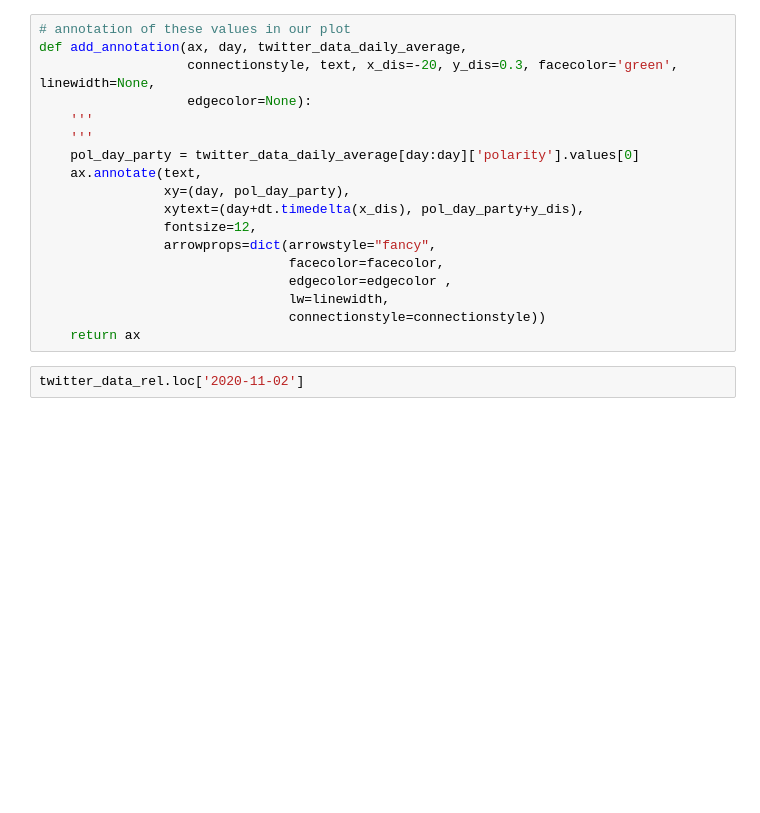
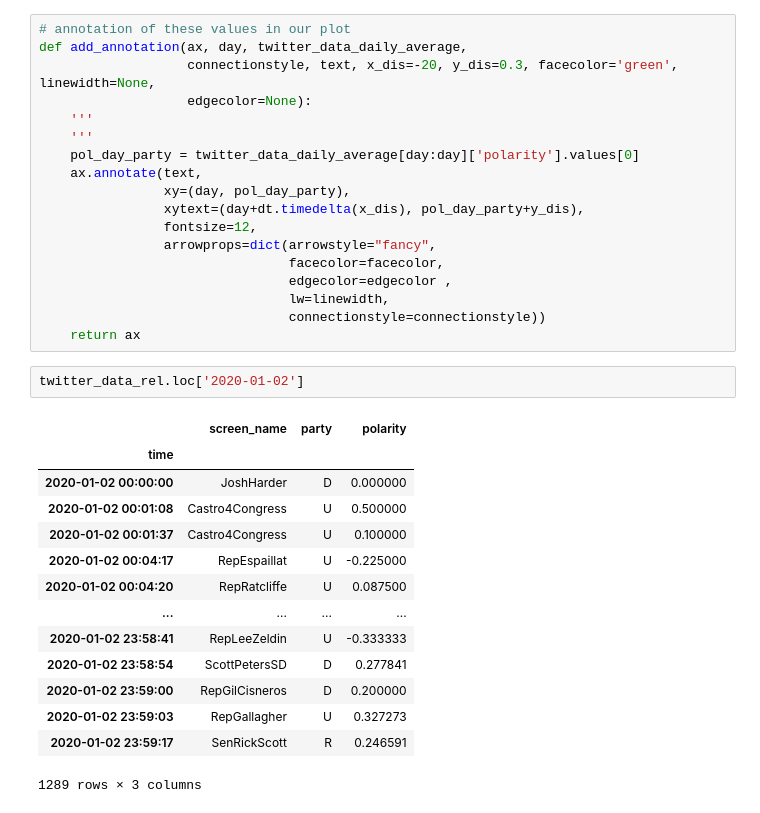
Before and after one commit to MAMBA-python/course-material, a Jupyter notebook: practical_examples/02_data_analysis/03_congress_twitter_analysis/congress_twitter_analysis.ipynb, the cells around one changed output. Cells and saved outputs as stored; diff of their text form; blank space fills up the shorter version.

```diff
--- a/practical_examples/02_data_analysis/03_congress_twitter_analysis/congress_twitter_analysis.ipynb
+++ b/practical_examples/02_data_analysis/03_congress_twitter_analysis/congress_twitter_analysis.ipynb
@@ -157,7 +198,22 @@ def add_annotation(ax, day, twitter_data_daily_average,
                                 connectionstyle=connectionstyle))
     return ax
 # %%
-twitter_data_rel.loc['2020-11-02']
+twitter_data_rel.loc['2020-01-02']
+# %% [output]
+|  | screen_name | party | polarity |
+| time |  |  |  |
+| 2020-01-02 00:00:00 | JoshHarder | D | 0.000000 |
+| 2020-01-02 00:01:08 | Castro4Congress | U | 0.500000 |
+| 2020-01-02 00:01:37 | Castro4Congress | U | 0.100000 |
+| 2020-01-02 00:04:17 | RepEspaillat | U | -0.225000 |
+| 2020-01-02 00:04:20 | RepRatcliffe | U | 0.087500 |
+| ... | ... | ... | ... |
+| 2020-01-02 23:58:41 | RepLeeZeldin | U | -0.333333 |
+| 2020-01-02 23:58:54 | ScottPetersSD | D | 0.277841 |
+| 2020-01-02 23:59:00 | RepGilCisneros | D | 0.200000 |
+| 2020-01-02 23:59:03 | RepGallagher | U | 0.327273 |
+| 2020-01-02 23:59:17 | SenRickScott | R | 0.246591 |
+1289 rows × 3 columns
 # %%
 twitter_data_rel.loc[:,'party_mod'] = twitter_data_rel['party']
 twitter_data_rel.loc[~twitter_data_rel['party_mod'].isin(['R','D']), 'party_mod'] = 'Other'
```
Also changed, not shown: parts of 6 cells of this notebook.
